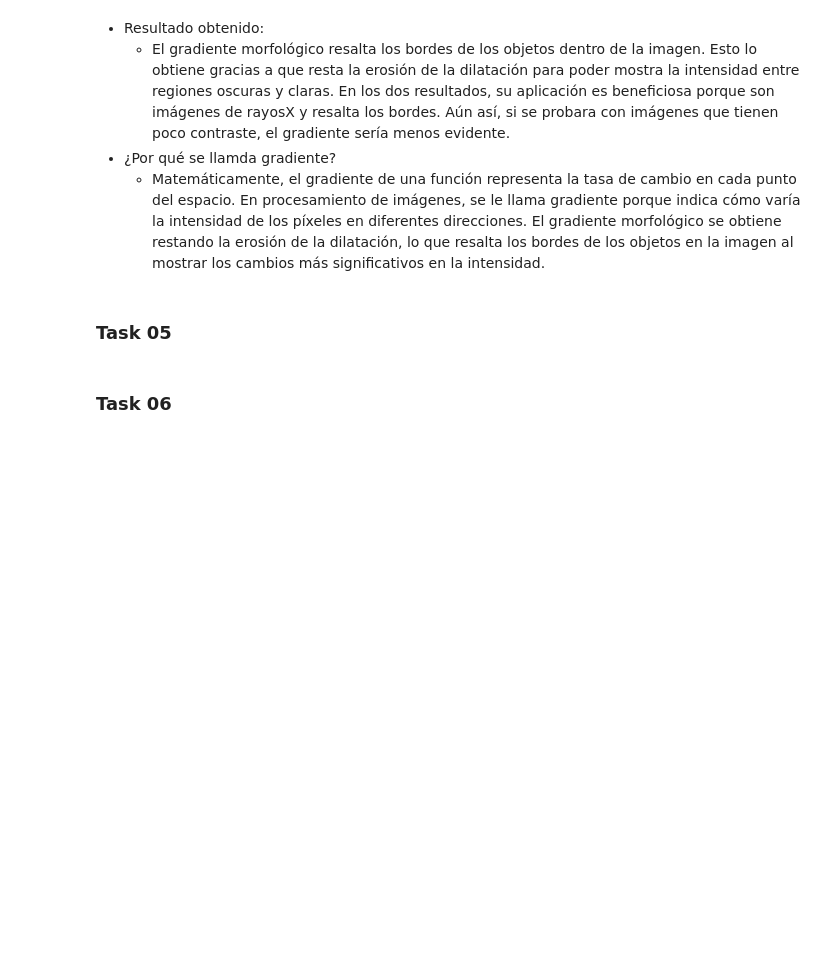
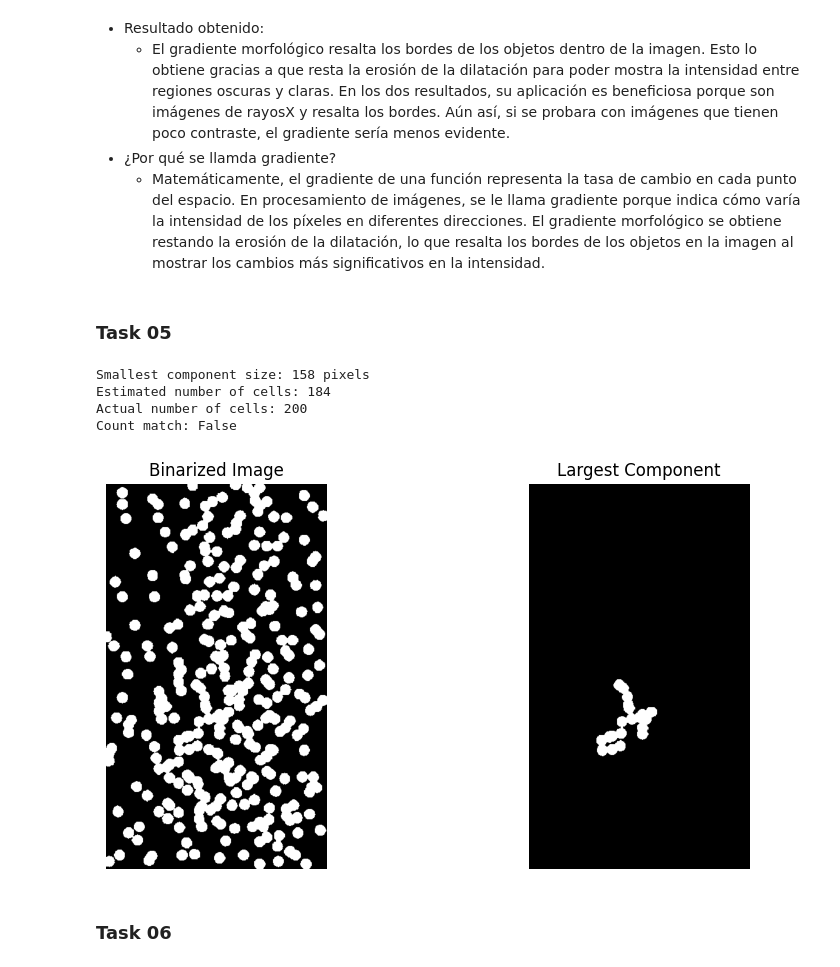
Before and after one commit to MelissaPerez09/Lab02-CC3102, a Jupyter notebook: src/lab02.ipynb, the cells around one changed output. Saved outputs shown, nothing was run; the diff lists cells and outputs as text; code cells hidden in the pictures; blank space fills up the shorter version.

```diff
--- a/src/lab02.ipynb
+++ b/src/lab02.ipynb
@@ -264,3 +271,60 @@ results(image, gradient)
+# %%
+def getSmallestComponentSize(labeled, numComponents):
+    componentSizes = [(labeled == i).sum() for i in range(1, numComponents + 1)]
+    minSize = min(componentSizes)
+    return minSize
+
+def extractLargestComponent(binaryImage, labeled, numComponents):
+    componentSizes = [(labeled == i).sum() for i in range(1, numComponents + 1)]
+    largestComponent = np.argmax(componentSizes) + 1
+    result = np.zeros_like(binaryImage)
+    result[labeled == largestComponent] = 255
+    return result
+# %%
+def countCells(binaryImage):
+    kernel = np.ones((3, 3), np.uint8)
+    processed = cv2.morphologyEx(binaryImage, cv2.MORPH_OPEN, kernel, iterations=2)
+    distance = cv2.distanceTransform(processed, cv2.DIST_L2, 5)
+    _, peaks = cv2.threshold(distance, 0.4 * distance.max(), 255, cv2.THRESH_BINARY)
+    labeled, numCells = label(peaks.astype(np.uint8))
+    return numCells
+# %%
+def main():
+    imagePath = 'img/microscope.png'
+    trueCellCount = int(input("Enter the true number of cells: "))
+
+    binaryImage = binarizeImage(imagePath)
+    labeled, numComponents = getConnectedComponents(binaryImage)
+    minComponentSize = getSmallestComponentSize(labeled, numComponents)
+    largestComponentImage = extractLargestComponent(binaryImage, labeled, numComponents)
+    totalCells = countCells(binaryImage)
+
+    print(f'Smallest component size: {minComponentSize} pixels')
+    print(f'Estimated number of cells: {totalCells}')
+    print(f'Actual number of cells: {trueCellCount}')
+    print(f'Count match: {totalCells == trueCellCount}')
+
+    plt.figure(figsize=(10, 5))
+    plt.subplot(1, 2, 1)
+    plt.imshow(binaryImage, cmap='gray')
+    plt.title('Binarized Image')
+    plt.axis('off')
+
+    plt.subplot(1, 2, 2)
+    plt.imshow(largestComponentImage, cmap='gray')
+    plt.title('Largest Component')
+    plt.axis('off')
+
+    plt.show()
+
+if __name__ == '__main__':
+    main()
+# %% [output]
+Smallest component size: 158 pixels
+Estimated number of cells: 184
+Actual number of cells: 200
+Count match: False
+[figure, added]
 # %% [markdown]
 ### Task 06
 # %% [markdown]
```
Also changed, not shown: parts of 2 cells of this notebook.
